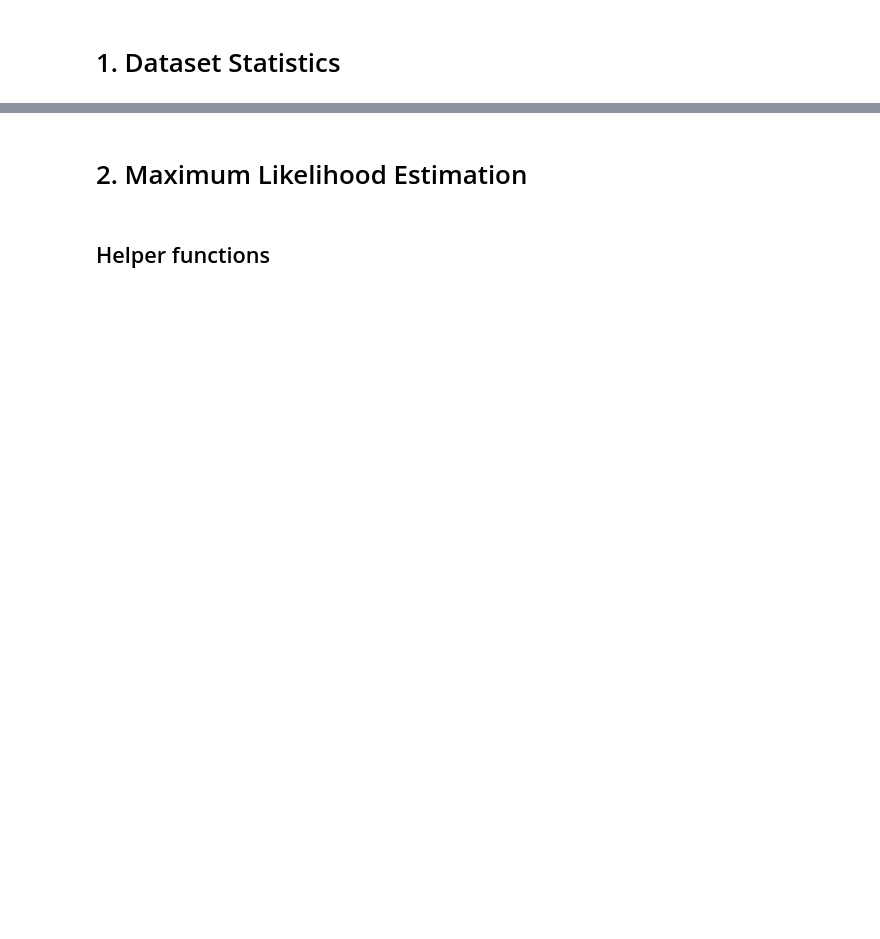
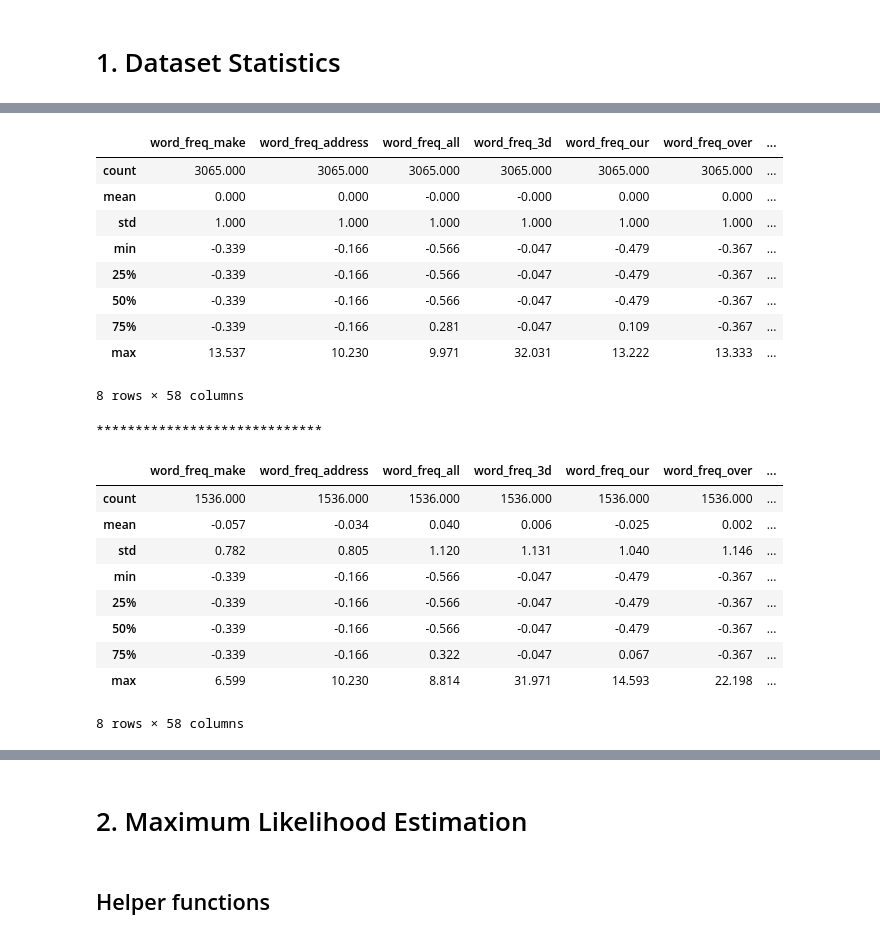
Before and after one commit to nurs-1502/ML_Assignments, a Jupyter notebook: assignment_2/a02-lr.ipynb, the cells around one changed output, grey strips where cells are left out. Saved outputs shown, nothing was run; the diff lists cells and outputs as text; code cells hidden in the pictures; blank space fills up the shorter version.

```diff
--- a/assignment_2/a02-lr.ipynb
+++ b/assignment_2/a02-lr.ipynb
@@ -112,5 +218,10 @@ plt.legend(ncol=5)
 # %%
 # Let's compute z-scores; create two new variables Xz and Xtestz.
+mean_train = np.mean(X, axis=0)
+std_train = np.std(X, axis=0)
+
+Xz = (X - mean_train) / std_train
+Xtestz = (Xtest - mean_train) / std_train
 # %%
 # Let's check. Xz and Xtestz refer to the normalized datasets just created. We
 # will use them throughout.
@@ -123,3 +252,33 @@ np.sum(Xz ** 3)  # should be: 1925261.15
 # %%
 # Explore the normalized data
 # YOUR CODE HERE
+
+train_df_z = pd.concat([pd.DataFrame(Xz, columns=features.tolist()), pd.DataFrame(y, columns=['Spam'])], axis=1)
+display(train_df_z.describe().round(3))
+
+print('*****************************')
+
+test_df_z = pd.concat([pd.DataFrame(Xtestz, columns=features.tolist()), pd.DataFrame(ytest, columns=['Spam'])], axis=1)
+display(test_df_z.describe().round(3))
+# %% [output]
+|  | word_freq_make | word_freq_address | word_freq_all | word_freq_3d | word_freq_our | word_freq_over | ... |
+| count | 3065.000 | 3065.000 | 3065.000 | 3065.000 | 3065.000 | 3065.000 | ... |
+| mean | 0.000 | 0.000 | -0.000 | -0.000 | 0.000 | 0.000 | ... |
+| std | 1.000 | 1.000 | 1.000 | 1.000 | 1.000 | 1.000 | ... |
+| min | -0.339 | -0.166 | -0.566 | -0.047 | -0.479 | -0.367 | ... |
+| 25% | -0.339 | -0.166 | -0.566 | -0.047 | -0.479 | -0.367 | ... |
+| 50% | -0.339 | -0.166 | -0.566 | -0.047 | -0.479 | -0.367 | ... |
+| 75% | -0.339 | -0.166 | 0.281 | -0.047 | 0.109 | -0.367 | ... |
+| max | 13.537 | 10.230 | 9.971 | 32.031 | 13.222 | 13.333 | ... |
+8 rows × 58 columns
+*****************************
+|  | word_freq_make | word_freq_address | word_freq_all | word_freq_3d | word_freq_our | word_freq_over | ... |
+| count | 1536.000 | 1536.000 | 1536.000 | 1536.000 | 1536.000 | 1536.000 | ... |
+| mean | -0.057 | -0.034 | 0.040 | 0.006 | -0.025 | 0.002 | ... |
+| std | 0.782 | 0.805 | 1.120 | 1.131 | 1.040 | 1.146 | ... |
+| min | -0.339 | -0.166 | -0.566 | -0.047 | -0.479 | -0.367 | ... |
+| 25% | -0.339 | -0.166 | -0.566 | -0.047 | -0.479 | -0.367 | ... |
+| 50% | -0.339 | -0.166 | -0.566 | -0.047 | -0.479 | -0.367 | ... |
+| 75% | -0.339 | -0.166 | 0.322 | -0.047 | 0.067 | -0.367 | ... |
+| max | 6.599 | 10.230 | 8.814 | 31.971 | 14.593 | 22.198 | ... |
+8 rows × 58 columns
```
Also changed, not shown: parts of 35 cells of this notebook, 14 other files.
